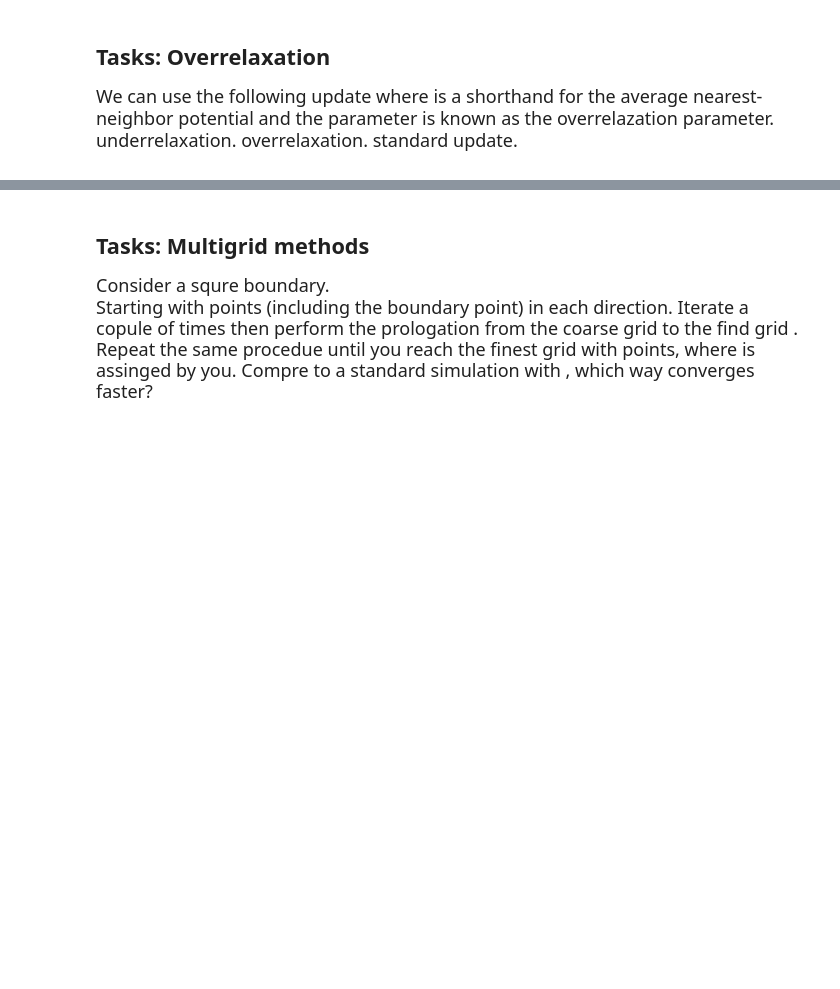
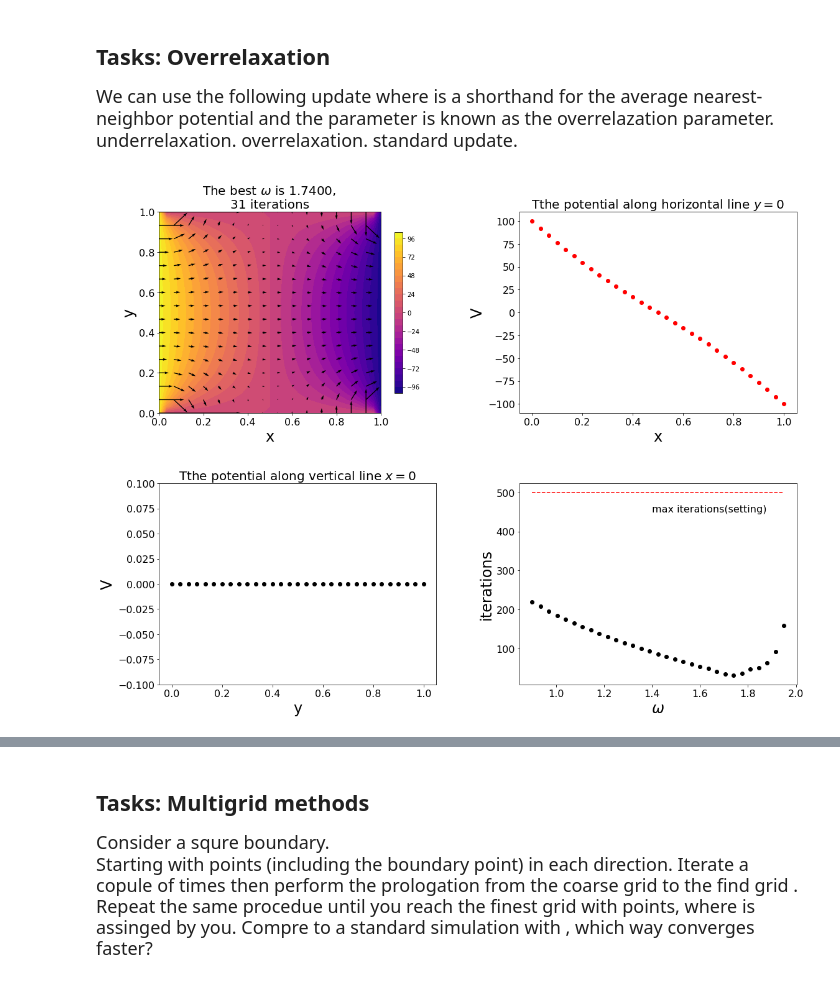
Before and after one commit to pcchen/Computation-in-Physics, a Jupyter notebook: 107022138/Homework_5/Relaxation Methods_Advanced topics.ipynb, the cells around one changed output, grey strips where cells are left out. Cells and saved outputs as stored; diff of their text form; code cells hidden in the pictures; blank space fills up the shorter version.

```diff
--- a/107022138/Homework_5/Relaxation Methods_Advanced topics.ipynb
+++ b/107022138/Homework_5/Relaxation Methods_Advanced topics.ipynb
@@ -7,4 +7,96 @@ where  is a shorthand for the average nearest-neighbor potential and the paramet
  underrelaxation.
  overrelaxation.
  standard update.
+# %%
+import numpy as np
+import matplotlib.pyplot as plt
+fig, axes = plt.subplots(ncols = 2 , nrows = 2, figsize = (16,12))
+ax = axes.flatten()
+N = 31     # N means the number of equl points
+it = 500
+x = np.linspace(0,1,N)
+y = np.linspace(0,1,N)
+X, Y = np.meshgrid(x, y, indexing = 'xy')
+V = np.zeros((N,N))
+Vold = np.zeros((N,N))
+Vbest = np.zeros((N,N))
+
+sx = np.zeros_like(x)
+sy = np.zeros_like(y)
+w = np.linspace(0.9,1.95,31)
+number = np.zeros_like(w)
+err = 0.0001
+
+for k in range(len(w)):
+    V[:,:] = np.zeros((N,N))
+    for i in range(it):
+        V[-1,:] = 0
+        V[0,:] = 0
+        V[:,-1] = -100
+        V[:,0] = 100
+        Vold[:,:] = V[:,:]
+
+        for jy in range(1,N-1):
+            for jx in range(1,int((N-1)/2)):
+                V[jy,jx] = w[k]/4*(V[jy+1,jx] + V[jy-1,jx] + V[jy,jx+1] + V[jy,jx-1]) + (1-w[k])*V[jy,jx]
+                V[jy,-jx-1] = w[k]/4*(V[jy+1,-jx-1] + V[jy-1,-jx-1] + V[jy,-jx] + V[jy,-jx-2]) + (1-w[k])*V[jy,-jx-1]
+
+        for ii in range(1,N-1):
+            V[ii,(N-1)//2] = w[k]/4*(V[ii+1,(N-1)//2] + V[ii-1,(N-1)//2] + V[ii,(N-1)//2+1] + V[ii,(N-1)//2-1])\
+                            + (1-w[k])*V[ii,(N-1)//2]
+
+        if(np.sum(np.abs(V-Vold))/np.sum(np.abs(Vold)) < err or i == it-1):
+            number[k] = i+1
+            if (k>0 and np.all(number[k] <= number[0:k])):
+                Vbest[:,:] = V[:,:]
+                best = w[k]
+                bestn = number[k]
+            break
+
+V[:,:] = Vbest[:,:]
+ax[3].plot(w,number,'ko')
+ax[3].plot([w[0],w[-1]],[it,it],'r--')
+
+sy = V[: , int((N-1)/2)]
+sx = V[int((N-1)/2) , :]
+ax[1].plot(x,sx,'ro')
+ax[2].plot(y,sy,'ko')
+
+contour = ax[0].contourf(X,Y,V,30,cmap='plasma')
+fig.colorbar(contour, shrink=0.8, aspect=20,ax=ax[0])
+ax[0].set_title('The best $\omega $ is ' + '%.4f' %best + ', \n' + str(int(bestn)) + ' iterations',fontsize = 20)
+ax[1].set_title('The potential along horizontal line $y = 0$',fontsize = 20)
+ax[2].set_title('The potential along vertical line $x = 0$',fontsize = 20)
+
+Ey, Ex = np.gradient(-V)
+skip=(slice(None,None,2),slice(None,None,2))
+ax[0].quiver(X[skip],Y[skip],Ex[skip],Ey[skip],color = 'k')
+# ax[0].streamplot(x,y,Ex,Ey,density = 1,color = 'k')
+
+
+plt.subplots_adjust(left=0.09,
+                    bottom=0.06,
+                    right=0.98,
+                    top=0.94,
+                    wspace=0.3,
+                    hspace=0.35)
+
+ax[0].set_xlabel('x',fontsize = 24)
+ax[0].set_ylabel('y',fontsize = 24)
+ax[1].set_xlabel('x',fontsize = 24)
+ax[1].set_ylabel('V',fontsize = 24)
+ax[2].set_xlabel('y',fontsize = 24)
+ax[2].set_ylabel('V',fontsize = 24)
+ax[3].set_xlabel(r'$\omega$',fontsize = 24)
+ax[3].set_ylabel('iterations',fontsize = 24)
+ax[0].set_ylim([0,1])
+ax[2].set_ylim([-0.1,0.1])
+ax[3].text(1.4,450,'max iterations(setting)',fontsize = 16)
+ax[0].tick_params(axis='both', which='major', labelsize=16)
+ax[1].tick_params(axis='both', which='major', labelsize=16)
+ax[2].tick_params(axis='both', which='major', labelsize=16)
+ax[3].tick_params(axis='both', which='major', labelsize=16)
+plt.savefig('fig3.pdf')
+# %% [output]
+[figure, added]
 # %%
```
Also changed, not shown: parts of 8 cells of this notebook.
